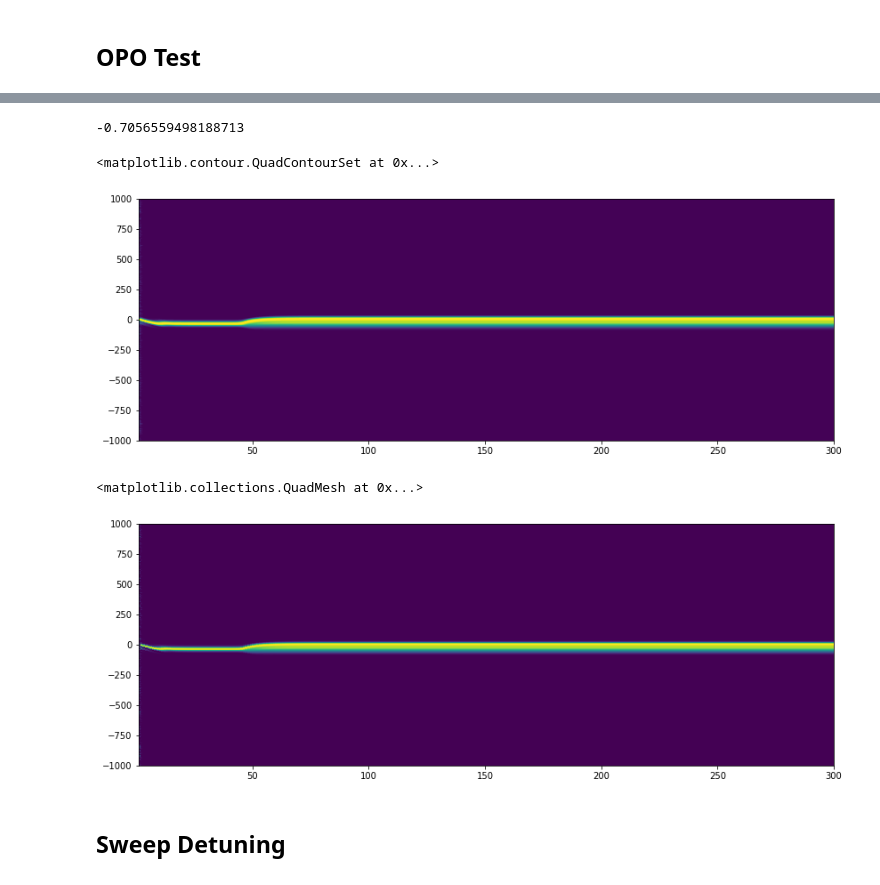
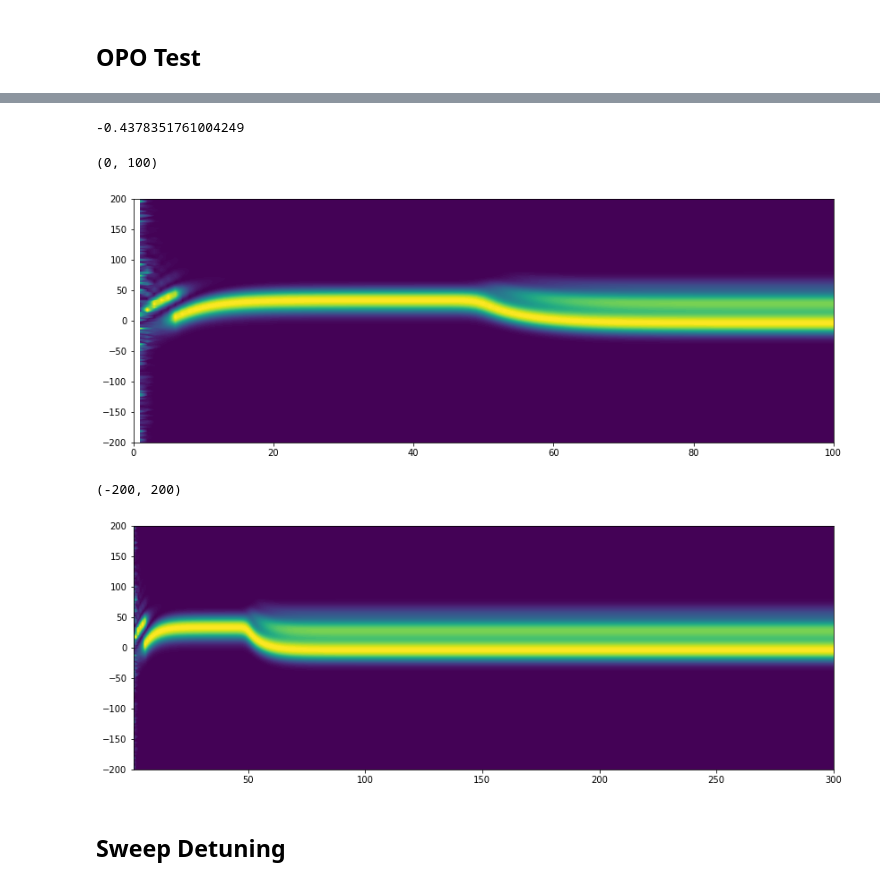
Before and after one commit to ledezmaluism/snow, a Jupyter notebook: Notebooks/Nonlinear_Pulse_3.ipynb, the cells around one changed output, grey strips where cells are left out. Drawn from its saved outputs; the diff is of its cells as text; code cells hidden in the pictures.

```diff
--- a/Notebooks/Nonlinear_Pulse_3.ipynb
+++ b/Notebooks/Nonlinear_Pulse_3.ipynb
@@ -105,7 +105,7 @@ def opo(b_input, N, L, h, Da, Db, fb, kappa):
 #Simulation window setup
 NFFT = 2**10 #Fourier size
 
-Tmax = 1000 #(fs) window will go from -Tmax to Tmax)
+Tmax = 1200 #(fs) window will go from -Tmax to Tmax)
 t = np.linspace(-Tmax, Tmax, NFFT)
 ts = t[1]-t[0] #Sampling period
 print('Sampling Rate =', ts, 'fs')
@@ -129,7 +129,7 @@ wla = 2.090e-3 #signal wavelength (mm)
 wlb = wla/2 #pump wavelength (mm)
 wa = 2*pi*c/wla#
 Co_loss = 1-0.65  #Output coupler loss
-dT = 4 #Detuning in fs
+dT = 4.1 #Detuning in fs
 l = c*dT/wlb #Detuning parameter l
 pump_pwr = 0.5 #Average pump power (W)
 Tp = 70 #Input pulse width (fs)
@@ -145,8 +145,12 @@ phi5 = 983328
 #Crystal parameters
 L = 1 #mm
 h = L/50 #Distance step Size
-alpha_a = 0.00691 #loss for signal in crystal (1/mm)
-alpha_b = 0.00691 #loss for pump in crystal (1/mm)
+
+# alpha_a = 0.00691 #loss for signal in crystal (1/mm)
+# alpha_b = 0.00691 #loss for pump in crystal (1/mm)
+alpha_a = 0 #loss for signal in crystal (1/mm)
+alpha_b = 0 #loss for pump in crystal (1/mm)
+
 u = 112.778 #Group velocity mismatch (fs/mm)
 b2a = -53.64 #second order GVD signal (fs^2/mm)
 b3a = 756.14 #third order GVD signal (fs^3/mm)
@@ -160,19 +164,18 @@ nb = 2.1935# refractive index at pump
 
 kappa = np.sqrt(2*377)*deff*(Omega+wa)/(Ws*na*c*np.sqrt(pi*nb)) #Nonlinear coupling
 kappa = np.clip(kappa, a_min=0, a_max=None)
+# kappa = 0.01*np.ones_like(Omega)
 
 #Linear operators
-# Da = np.exp(-alpha_a/2 + 1j*b2a*Omega**2/2 - 1j*b3a*Omega**3/6 + 1j*b4a*Omega**4/24)
-# Db = np.exp(-alpha_b/2 - 1j*u*Omega + 1j*b2b*Omega**2/2 - 1j*b3b*Omega**3/6 + 1j*b4b*Omega**4/24)
 Da = alpha_a/2 - 1j*b2a*Omega**2/2 - 1j*b3a*Omega**3/6 - 1j*b4a*Omega**4/24
 Db = alpha_b/2 - 1j*u*Omega - 1j*b2b*Omega**2/2 - 1j*b3b*Omega**3/6 - 1j*b4b*Omega**4/24
-Da = np.exp(-h*Da)
-Db = np.exp(-h*Db)
+Da = np.exp(h*Da)
+Db = np.exp(h*Db)
 
 #Feedback loop
-deltaphi = (phi2/2)*Omega**2 + (phi3/6)*Omega**3 + (phi4/24)*Omega**4 # + (phi5/120)*Omega**5
+deltaphi = (phi2/2)*Omega**2 + (phi3/6)*Omega**3 + (phi4/24)*Omega**4 + (phi5/120)*Omega**5
 phi = pi*l + dT*Omega + deltaphi
-fb = np.sqrt(Co_loss)*np.exp(1j*phi)
+fb = np.sqrt(Co_loss)*np.exp(-1j*phi)
 
 fig = plt.figure()
 ax1 = fig.add_subplot(121)
@@ -295,19 +298,22 @@ ax2.set_ylim([-30,0])
 # %%
 np.amin(Omega) + wa
 # %% [output]
--0.7056559498188713
+-0.4378351761004249
 # %%
 #plt.imshow(np.transpose(evol))
 X,Y = np.meshgrid(np.arange(1,Nrt+1), t)
 # Y.shape
 plt.contourf(X, Y, np.transpose(evol), 100)
+plt.ylim([-200,200])
+plt.xlim([0,100])
 # %% [output]
-<matplotlib.contour.QuadContourSet at 0x...>
+(0, 100)
-[figure, old version]
+[figure, new version]
 # %%
-plt.pcolormesh(X, Y, np.transpose(evol))
+plt.contourf(X, Y, np.transpose(evol), 100)
+plt.ylim([-200,200])
 # %% [output]
-<matplotlib.collections.QuadMesh at 0x...>
+(-200, 200)
-[figure, old version]
+[figure, new version]
 # %% [markdown]
 ## Sweep Detuning
```
Also changed, not shown: parts of 8 cells of this notebook.
